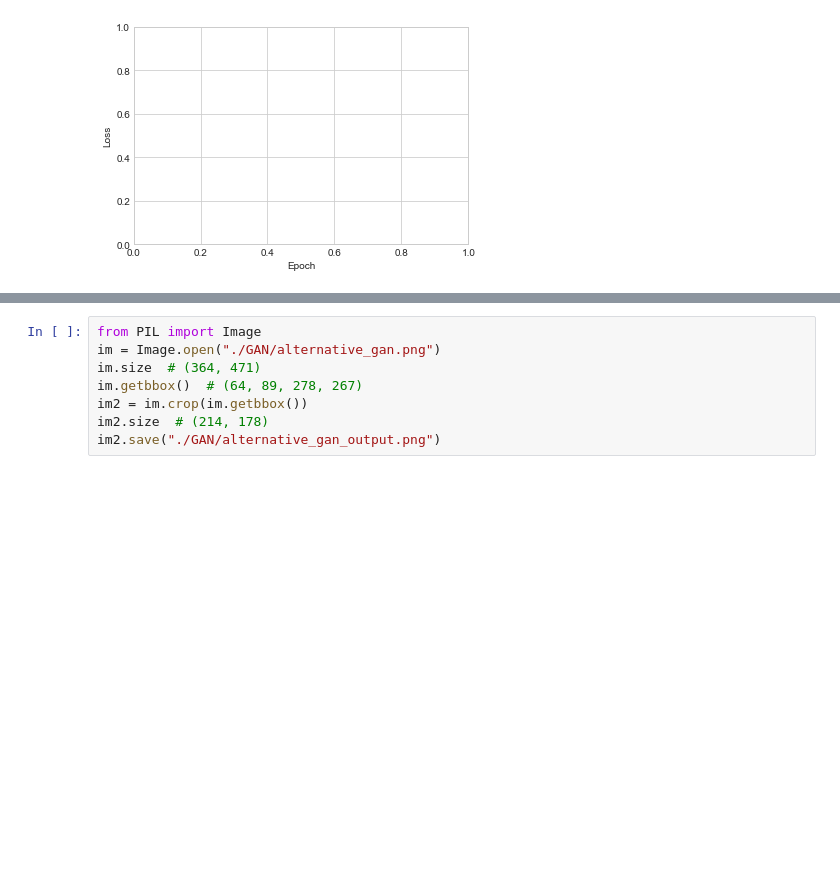
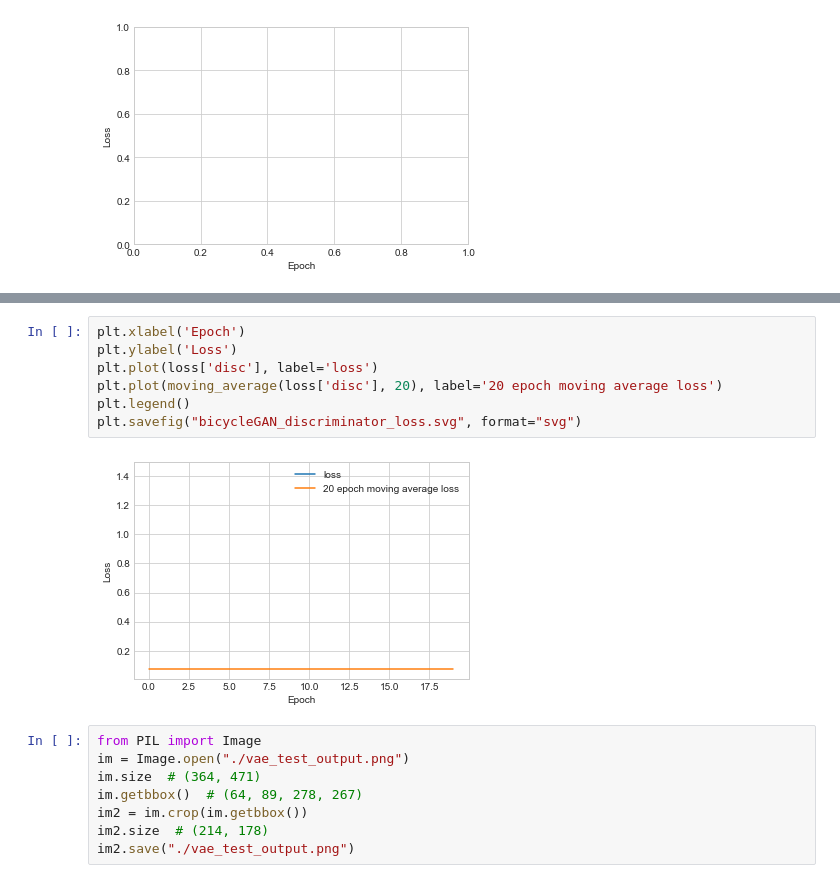
Before and after one commit to lukher-dev/magisterka, a Jupyter notebook: plots.ipynb, the cells around one changed output, grey strips where cells are left out. Saved outputs shown, nothing was run; the diff lists cells and outputs as text; blank space fills up the shorter version.

```diff
--- a/plots.ipynb
+++ b/plots.ipynb
@@ -66,8 +92,17 @@ plt.savefig("pix2pix_discriminator_loss.svg", format="svg")
+# %%
+plt.xlabel('Epoch')
+plt.ylabel('Loss')
+plt.plot(loss['disc'], label='loss')
+plt.plot(moving_average(loss['disc'], 20), label='20 epoch moving average loss')
+plt.legend()
+plt.savefig("bicycleGAN_discriminator_loss.svg", format="svg")
+# %% [output]
+[figure, added]
 # %%
 from PIL import Image
-im = Image.open("./GAN/alternative_gan.png")
+im = Image.open("./vae_test_output.png")
 im.size  # (364, 471)
 im.getbbox()  # (64, 89, 278, 267)
 im2 = im.crop(im.getbbox())
 im2.size  # (214, 178)
-im2.save("./GAN/alternative_gan_output.png")
+im2.save("./vae_test_output.png")
```
Also changed, not shown: parts of 5 cells of this notebook, 16 other files.
